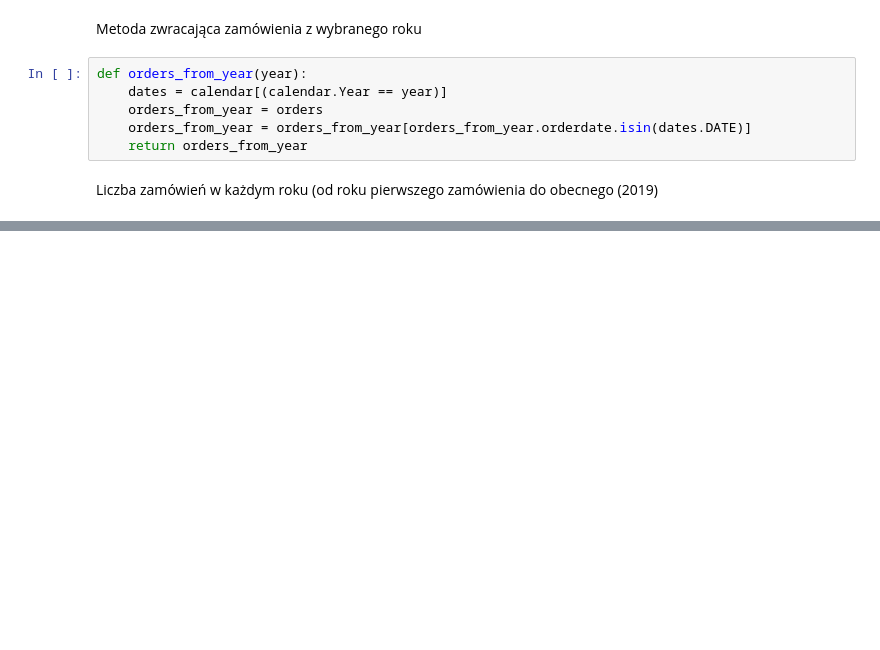
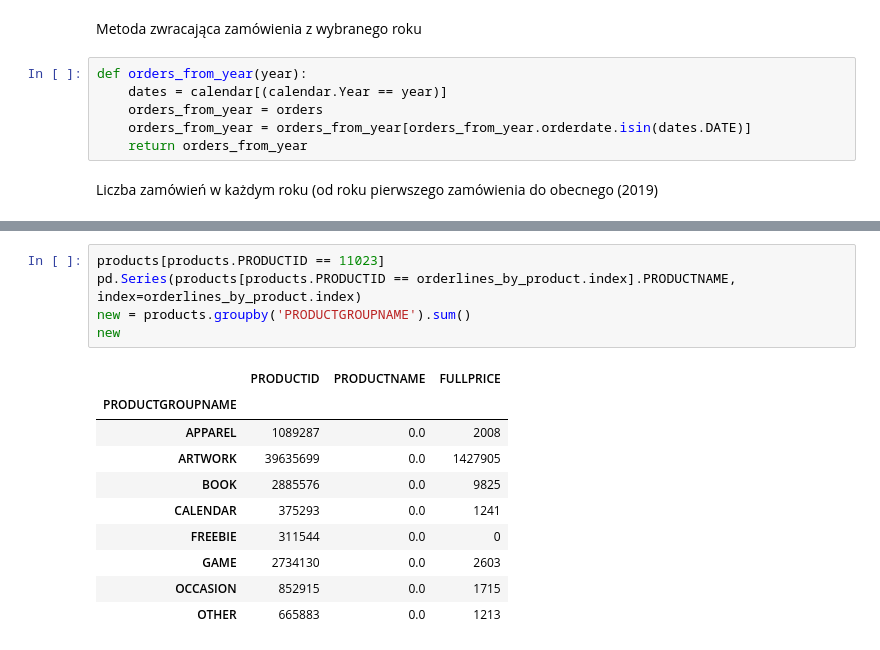
Before and after one commit to Julitt/ZarzadzanieInformacjaJupyter, a Jupyter notebook: projekt.ipynb, the cells around one changed output, grey strips where cells are left out. Drawn from its saved outputs; the diff is of its cells as text; blank space fills up the shorter version.

```diff
--- a/projekt.ipynb
+++ b/projekt.ipynb
@@ -214,0 +276,16 @@ orders_prices_sum
+# %%
+products[products.PRODUCTID == 11023]
+pd.Series(products[products.PRODUCTID == orderlines_by_product.index].PRODUCTNAME, index=orderlines_by_product.index)
+new = products.groupby('PRODUCTGROUPNAME').sum()
+new
+# %% [output]
+|  | PRODUCTID | PRODUCTNAME | FULLPRICE |
+| PRODUCTGROUPNAME |  |  |  |
+| APPAREL | 1089287 | 0.0 | 2008 |
+| ARTWORK | 39635699 | 0.0 | 1427905 |
+| BOOK | 2885576 | 0.0 | 9825 |
+| CALENDAR | 375293 | 0.0 | 1241 |
+| FREEBIE | 311544 | 0.0 | 0 |
+| GAME | 2734130 | 0.0 | 2603 |
+| OCCASION | 852915 | 0.0 | 1715 |
+| OTHER | 665883 | 0.0 | 1213 |
```
Also changed, not shown: parts of 8 cells of this notebook.
